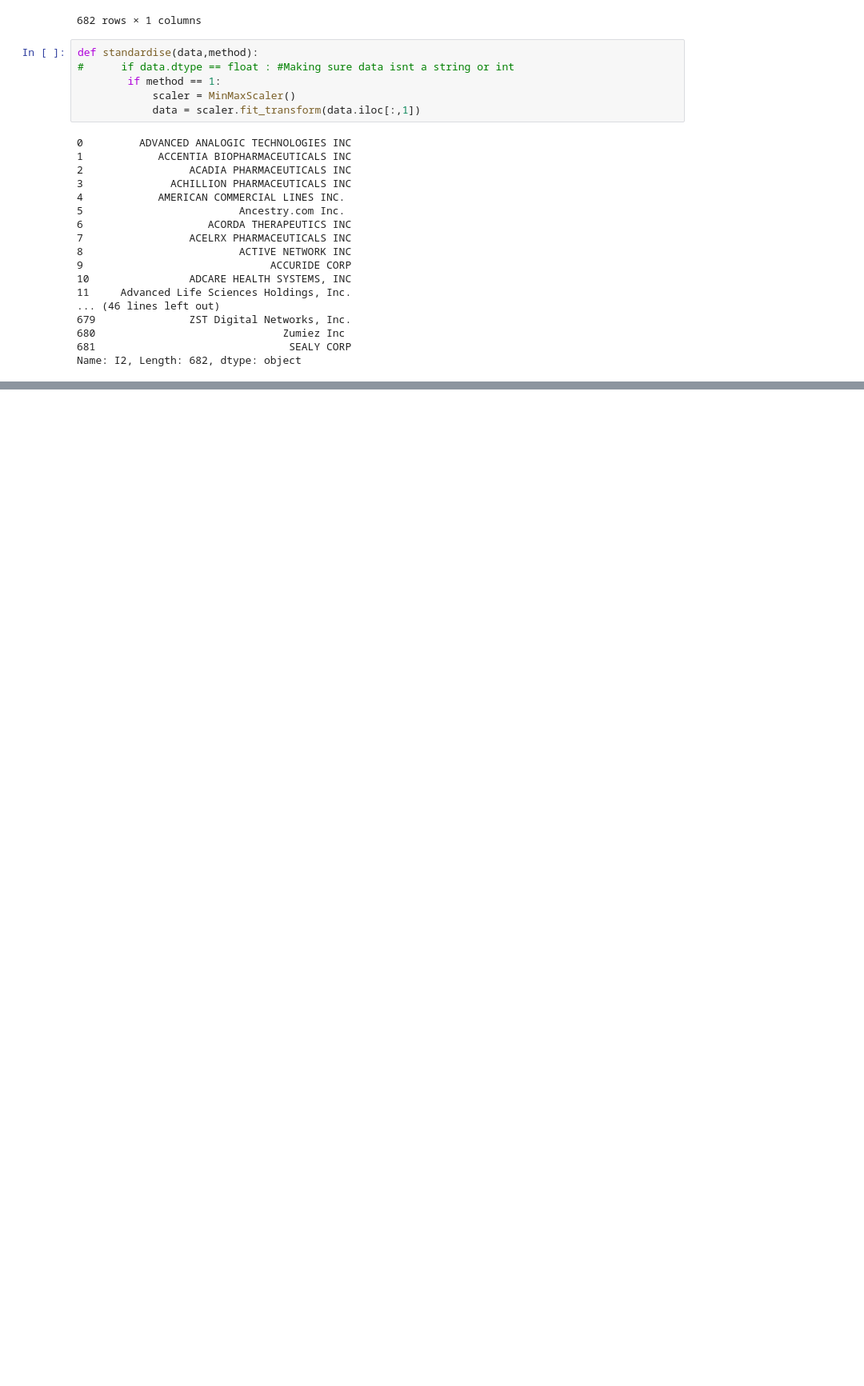
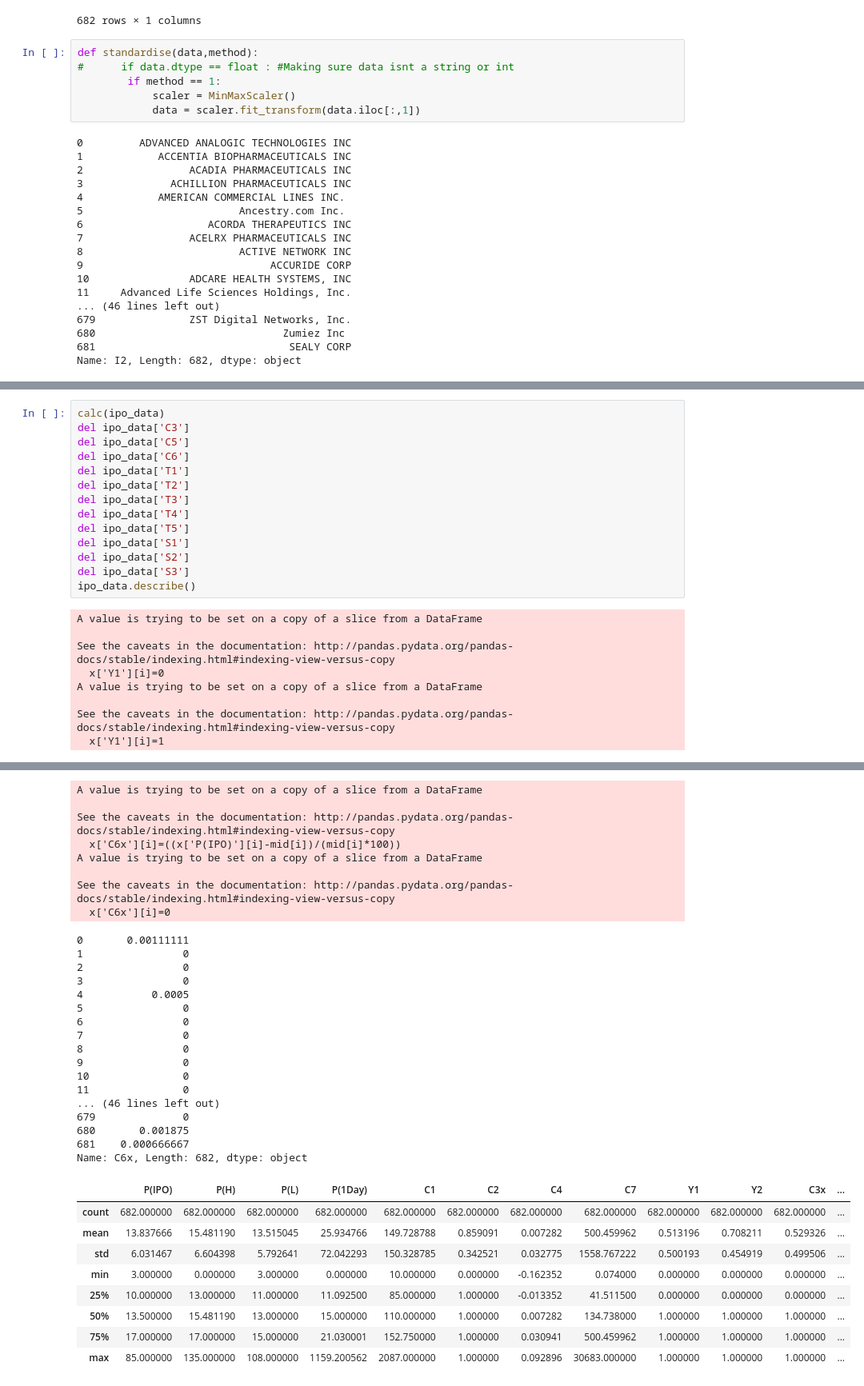
Before and after one commit to ConorFeeney/IS540-Code, a Jupyter notebook: Python for Comp 1/Sug_Task_Jan28.ipynb, the cells around one changed output, grey strips where cells are left out. Shown: that part at 80% size. Saved outputs shown, nothing was run; the diff lists cells and outputs as text; blank space fills up the shorter version.

```diff
--- a/Python for Comp 1/Sug_Task_Jan28.ipynb
+++ b/Python for Comp 1/Sug_Task_Jan28.ipynb
@@ -803,0 +832,23 @@ Name: I2, Length: 682, dtype: object
+# %%
+calc(ipo_data)
+del ipo_data['C3']
+del ipo_data['C5']
+del ipo_data['C6']
+del ipo_data['T1']
+del ipo_data['T2']
+del ipo_data['T3']
+del ipo_data['T4']
+del ipo_data['T5']
+del ipo_data['S1']
+del ipo_data['S2']
+del ipo_data['S3']
+ipo_data.describe()
+# %% [output]
+A value is trying to be set on a copy of a slice from a DataFrame
+
+See the caveats in the documentation: http://pandas.pydata.org/pandas-docs/stable/indexing.html#indexing-view-versus-copy
+  x['Y1'][i]=0
+A value is trying to be set on a copy of a slice from a DataFrame
+
+See the caveats in the documentation: http://pandas.pydata.org/pandas-docs/stable/indexing.html#indexing-view-versus-copy
+  x['Y1'][i]=1
@@ -803,0 +922,34 @@ Name: I2, Length: 682, dtype: object
+A value is trying to be set on a copy of a slice from a DataFrame
+
+See the caveats in the documentation: http://pandas.pydata.org/pandas-docs/stable/indexing.html#indexing-view-versus-copy
+  x['C6x'][i]=((x['P(IPO)'][i]-mid[i])/(mid[i]*100))
+A value is trying to be set on a copy of a slice from a DataFrame
+
+See the caveats in the documentation: http://pandas.pydata.org/pandas-docs/stable/indexing.html#indexing-view-versus-copy
+  x['C6x'][i]=0
+0       0.00111111
+1                0
+2                0
+3                0
+4           0.0005
+5                0
+6                0
+7                0
+8                0
+9                0
+10               0
+11               0
+... (46 lines left out)
+679              0
+680       0.001875
+681    0.000666667
+Name: C6x, Length: 682, dtype: object
+|  | P(IPO) | P(H) | P(L) | P(1Day) | C1 | C2 | C4 | C7 | Y1 | Y2 | C3x | ... |
+| count | 682.000000 | 682.000000 | 682.000000 | 682.000000 | 682.000000 | 682.000000 | 682.000000 | 682.000000 | 682.000000 | 682.000000 | 682.000000 | ... |
+| mean | 13.837666 | 15.481190 | 13.515045 | 25.934766 | 149.728788 | 0.859091 | 0.007282 | 500.459962 | 0.513196 | 0.708211 | 0.529326 | ... |
+| std | 6.031467 | 6.604398 | 5.792641 | 72.042293 | 150.328785 | 0.342521 | 0.032775 | 1558.767222 | 0.500193 | 0.454919 | 0.499506 | ... |
+| min | 3.000000 | 0.000000 | 3.000000 | 0.000000 | 10.000000 | 0.000000 | -0.162352 | 0.074000 | 0.000000 | 0.000000 | 0.000000 | ... |
+| 25% | 10.000000 | 13.000000 | 11.000000 | 11.092500 | 85.000000 | 1.000000 | -0.013352 | 41.511500 | 0.000000 | 0.000000 | 0.000000 | ... |
+| 50% | 13.500000 | 15.481190 | 13.000000 | 15.000000 | 110.000000 | 1.000000 | 0.007282 | 134.738000 | 1.000000 | 1.000000 | 1.000000 | ... |
+| 75% | 17.000000 | 17.000000 | 15.000000 | 21.030001 | 152.750000 | 1.000000 | 0.030941 | 500.459962 | 1.000000 | 1.000000 | 1.000000 | ... |
+| max | 85.000000 | 135.000000 | 108.000000 | 1159.200562 | 2087.000000 | 1.000000 | 0.092896 | 30683.000000 | 1.000000 | 1.000000 | 1.000000 | ... |
```
Also changed, not shown: parts of 14 cells of this notebook, 3 other files.
